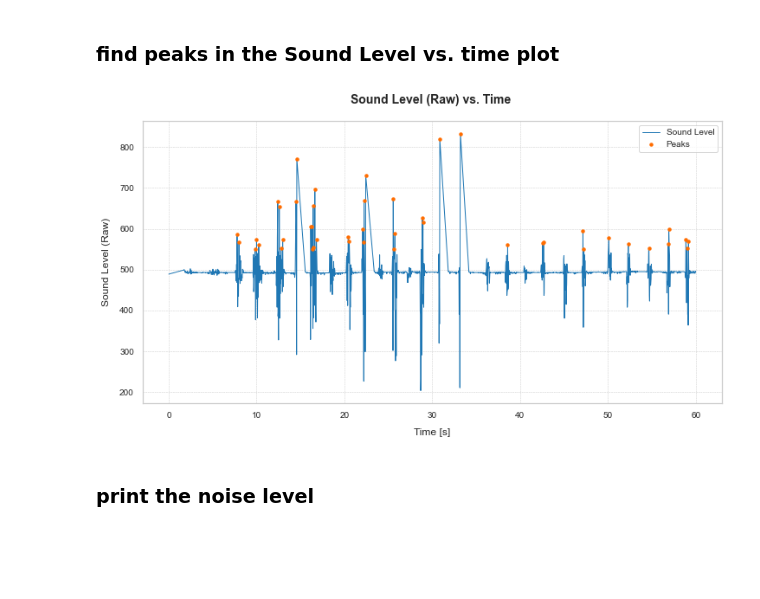
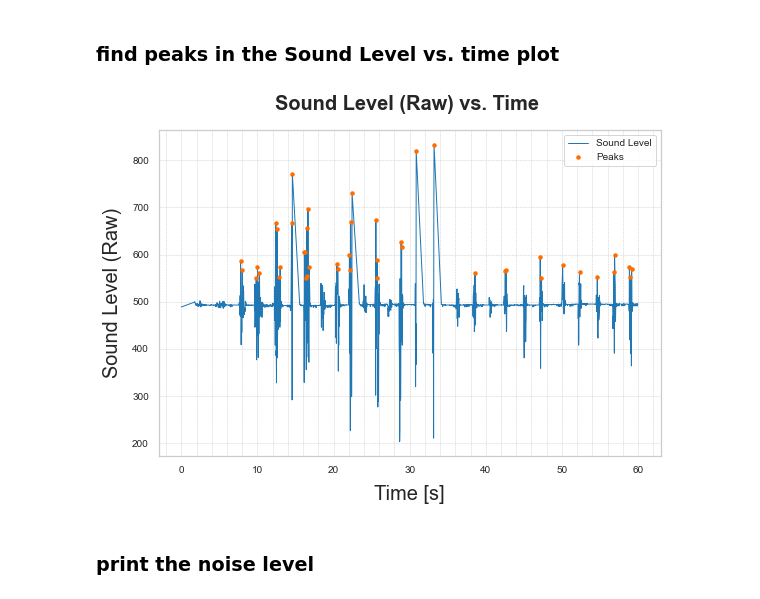
Before and after one commit to Ireneroda/Sleeping-Mask-project, a Jupyter notebook: microphone/Sound_data_analysis.ipynb, the cells around one changed output. Cells and saved outputs as stored; diff of their text form; code cells hidden in the pictures; blank space fills up the shorter version.

```diff
--- a/microphone/Sound_data_analysis.ipynb
+++ b/microphone/Sound_data_analysis.ipynb
@@ -71,39 +71,39 @@ peaks, _ = find_peaks(data['Sound Level'], height=550)  # Adjust 'height' for se
 # Use Seaborn's 'darkgrid' style
 sns.set(style='whitegrid')
 # Plot sound level with peaks marked
-plt.figure(figsize=(12, 6))  # Larger figure size for better clarity
+plt.figure(figsize=(9, 6))  # Larger figure size for better clarity
 
 # Plot sound level with a smooth line
 plt.plot(data['Time (ms)'], data['Sound Level'], label="Sound Level", color='tab:blue', linewidth=1)
 
 # Mark the detected peaks with red 'x' markers
 plt.plot(data['Time (ms)'][peaks], data['Sound Level'][peaks], 'o', label="Peaks", color='#FF6D00', markersize=2.5, markeredgewidth=2)
 
 # Customize the plot
-plt.xlabel('Time [s]', fontsize=12, labelpad=10)
-plt.ylabel('Sound Level (Raw)', fontsize=12, labelpad=10)
-plt.title('Sound Level (Raw) vs. Time ', fontsize=14, fontweight='bold', pad=20)
+plt.xlabel('Time [s]', fontsize=20, labelpad=10)
+plt.ylabel('Sound Level (Raw)', fontsize=20, labelpad=10)
+plt.title('Sound Level (Raw) vs. Time ', fontsize=20, fontweight='bold', pad=20)
 
 # Add a grid for better readability
 plt.grid(True, which='both', linestyle='--', linewidth=0.5)
 
 # Add a legend to describe the data series
 plt.legend(loc='upper right', fontsize=10, bbox_to_anchor=(1, 1))
 
 # Customize the tick marks
 plt.xticks(fontsize=10)
 plt.yticks(fontsize=10)
 
 # Set background color of the plot area for better contrast
 #plt.gca().set_facecolor('whitesmoke')
 
-#plt.savefig("SoundRaw_time.svg")   # Save as SVG
+plt.savefig("SoundRaw_time.svg")   # Save as SVG
 #plt.savefig("SoundRaw_time.png")   # Save as PNG
 
 # Display the plot
 plt.show()
 # %% [output]
-[figure, old version]
+[figure, new version]
 # %% [markdown]
 ### print the noise level
 # %%
```
Also changed, not shown: parts of 6 cells of this notebook, 8 other files.
